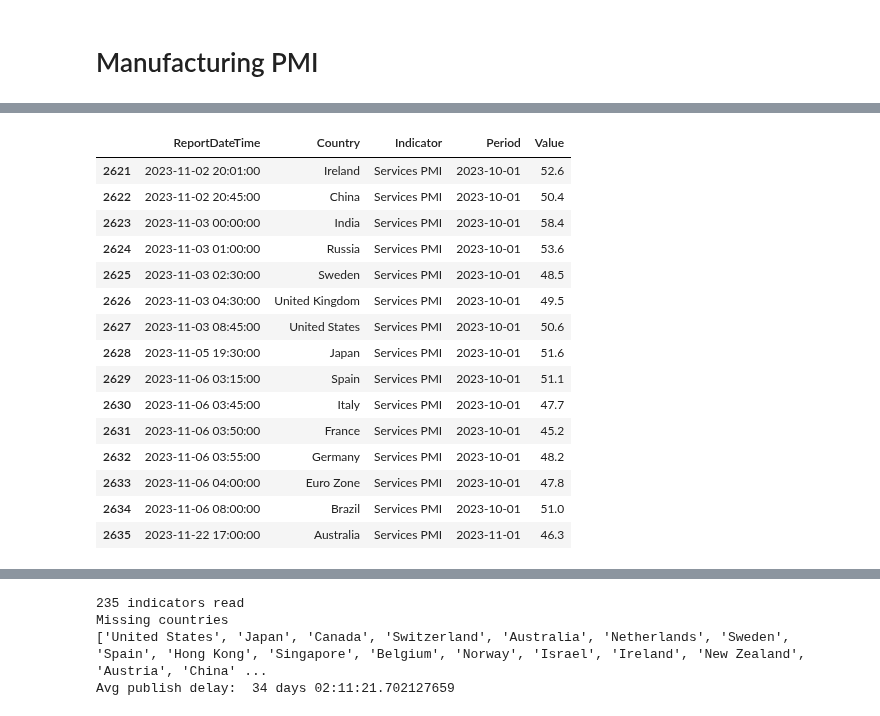
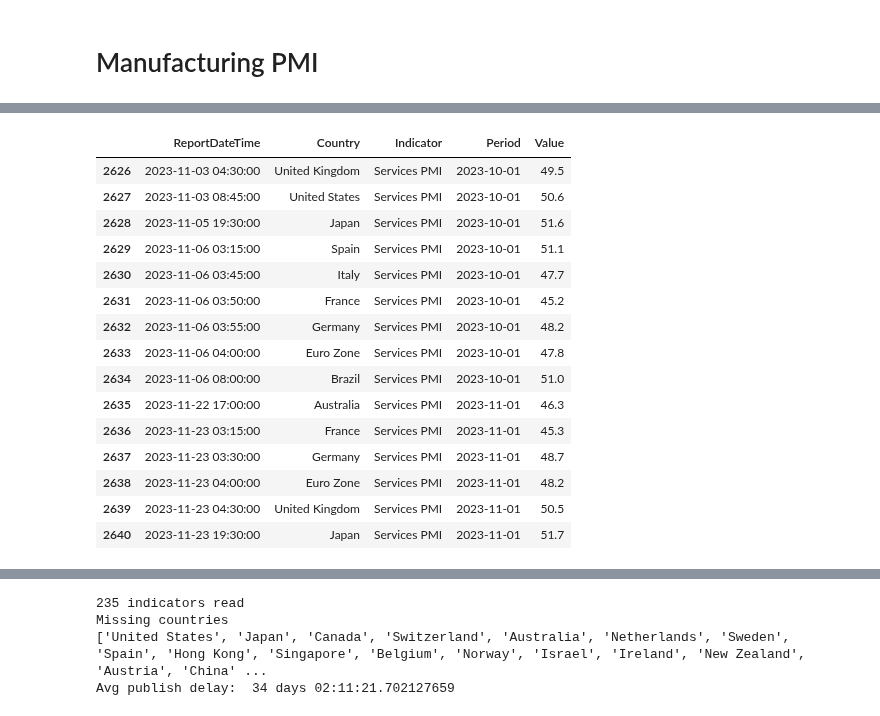
Before and after one commit to lharazin/TFM, a Jupyter notebook: Data/Investing_EconomicCalendar/calendar_preprocessing.ipynb, the cells around one changed output, grey strips where cells are left out. Cells and saved outputs as stored; diff of their text form; code cells hidden in the pictures.

```diff
--- a/Data/Investing_EconomicCalendar/calendar_preprocessing.ipynb
+++ b/Data/Investing_EconomicCalendar/calendar_preprocessing.ipynb
@@ -79,0 +3,2 @@ def transform_to_monthly_df_countries(df_processed):
+# %%
+preprocessor = InvestingCalendarPreprocessor()
@@ -268,4 +168,4 @@ transform_to_monthly_df_countries(manufacturing_pmi)
 # %%
-services_pmi = process_pmi_indicator('Services PMI')
+services_pmi = preprocessor.process_pmi_indicator('Services PMI')
 services_pmi.tail(15)
 # %% [output]
@@ -276,9 +176,4 @@ Avg publish delay:  30 days 11:14:18.437025796
 |  | ReportDateTime | Country | Indicator | Period | Value |
-| 2621 | 2023-11-02 20:01:00 | Ireland | Services PMI | 2023-10-01 | 52.6 |
-| 2622 | 2023-11-02 20:45:00 | China | Services PMI | 2023-10-01 | 50.4 |
-| 2623 | 2023-11-03 00:00:00 | India | Services PMI | 2023-10-01 | 58.4 |
-| 2624 | 2023-11-03 01:00:00 | Russia | Services PMI | 2023-10-01 | 53.6 |
-| 2625 | 2023-11-03 02:30:00 | Sweden | Services PMI | 2023-10-01 | 48.5 |
 | 2626 | 2023-11-03 04:30:00 | United Kingdom | Services PMI | 2023-10-01 | 49.5 |
 | 2627 | 2023-11-03 08:45:00 | United States | Services PMI | 2023-10-01 | 50.6 |
 | 2628 | 2023-11-05 19:30:00 | Japan | Services PMI | 2023-10-01 | 51.6 |
@@ -289,4 +184,9 @@ Avg publish delay:  30 days 11:14:18.437025796
 | 2633 | 2023-11-06 04:00:00 | Euro Zone | Services PMI | 2023-10-01 | 47.8 |
 | 2634 | 2023-11-06 08:00:00 | Brazil | Services PMI | 2023-10-01 | 51.0 |
 | 2635 | 2023-11-22 17:00:00 | Australia | Services PMI | 2023-11-01 | 46.3 |
+| 2636 | 2023-11-23 03:15:00 | France | Services PMI | 2023-11-01 | 45.3 |
+| 2637 | 2023-11-23 03:30:00 | Germany | Services PMI | 2023-11-01 | 48.7 |
+| 2638 | 2023-11-23 04:00:00 | Euro Zone | Services PMI | 2023-11-01 | 48.2 |
+| 2639 | 2023-11-23 04:30:00 | United Kingdom | Services PMI | 2023-11-01 | 50.5 |
+| 2640 | 2023-11-23 19:30:00 | Japan | Services PMI | 2023-11-01 | 51.7 |
 # %%
```
Also changed, not shown: parts of 48 cells of this notebook, 4 other files.
